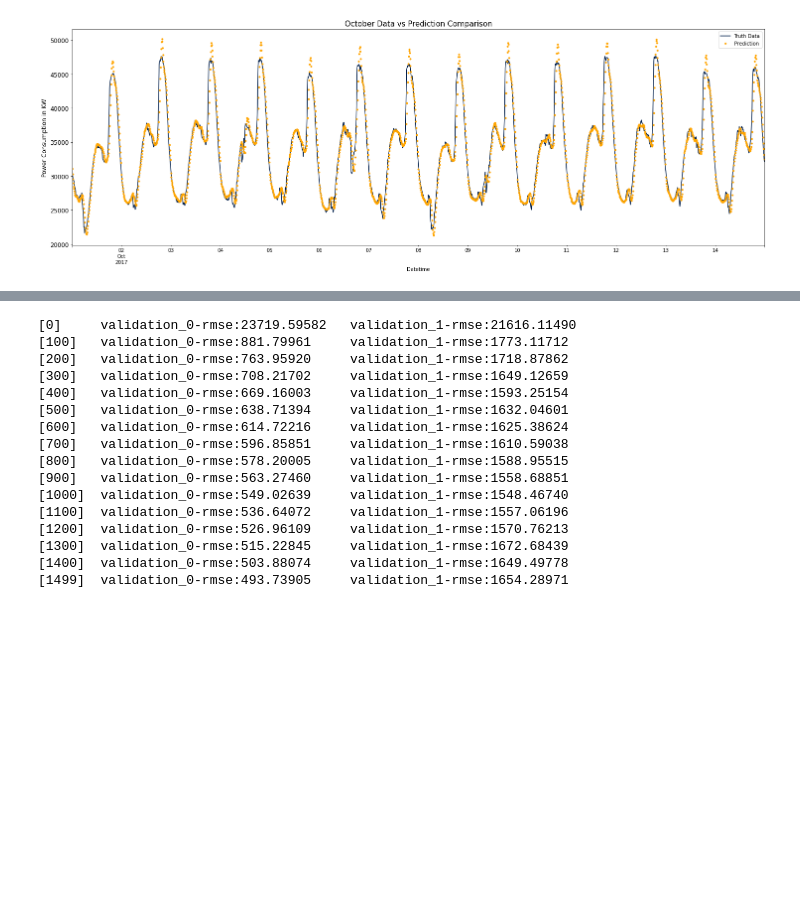
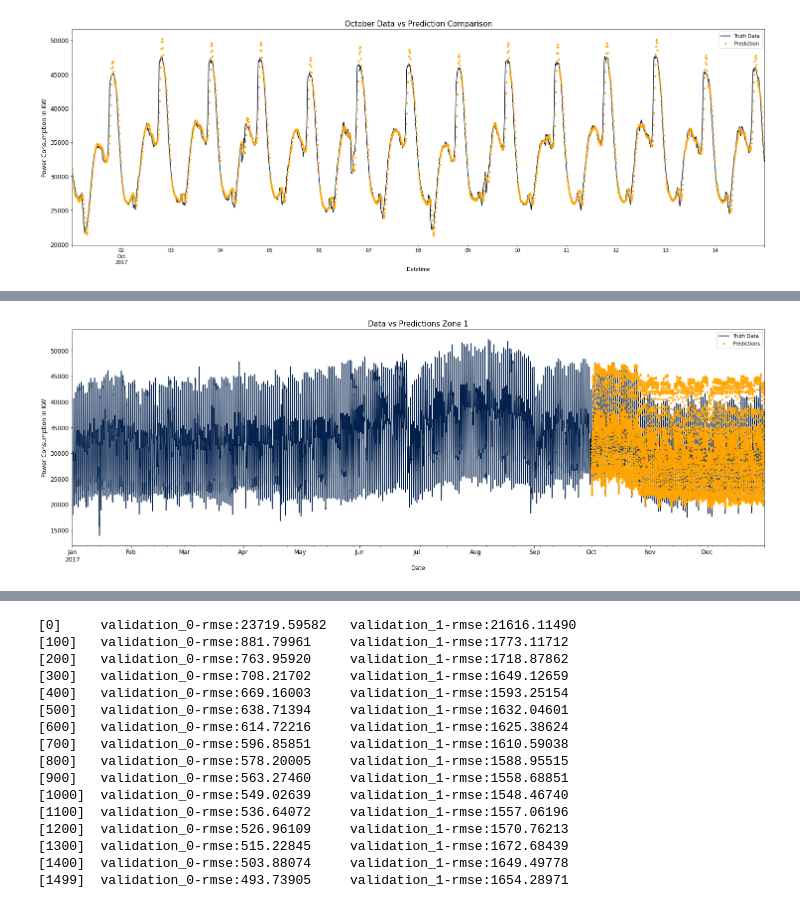
Before and after one commit to thedeveloper2104/NASH_2023_bro_code, a Jupyter notebook: NASH_Bro_Code_Energy_Streamliner.ipynb, the cells around one changed output, grey strips where cells are left out. Saved outputs shown, nothing was run; the diff lists cells and outputs as text; code cells hidden in the pictures; blank space fills up the shorter version.

Commit message:
Utsav: Merging random Forest and code cleanup

```diff
--- a/NASH_Bro_Code_Energy_Streamliner.ipynb
+++ b/NASH_Bro_Code_Energy_Streamliner.ipynb
@@ -254,0 +283,24 @@ plt.show()
+# %%
+from sklearn.ensemble import RandomForestRegressor
+
+X_train_rf = X_train.copy()
+y_train_rf = y_train.copy()
+X_test_rf = X_test.copy()
+y_test_rf = y_test.copy()
+
+X_train_rf = X_train_rf.fillna(0)
+y_train_rf = y_train_rf.fillna(0)
+
+# Create a random forest regression model with 100 trees
+model_rf = RandomForestRegressor(n_estimators=100)
+
+# Fit the model to the training data
+model_rf.fit(X_train_rf, y_train_rf)
+
+# Use the model to make predictions on the testing data
+y_pred_rf = model_rf.predict(X_test_rf)
+# %%
+y_test_rf['prediction_for_zone_1'] = y_pred_rf
+df_rf = df.merge(y_test_rf[['prediction_for_zone_1']], how='left', left_index=True, right_index=True)
+
+df_rf.tail()
@@ -254,0 +315,14 @@ plt.show()
+# %%
+ax_rf = df_rf[['PowerConsumption_Zone1']].plot(figsize=(25, 8), color = "#011f4b")
+y_test_rf['prediction_for_zone_1'].plot(ax=ax_rf, style='.', color = "orange")
+plt.legend(['Truth Data', 'Predictions'])
+
+plt.title('Data vs Predictions Zone 1', fontsize=15)
+plt.xlabel('Date', fontsize=12)
+plt.ylabel('Power Consumption in KW', fontsize=12)
+plt.xticks(fontsize=12)
+plt.yticks(fontsize=12)
+
+plt.show()
+# %% [output]
+[figure, added]
```
Also changed, not shown: parts of 27 cells of this notebook.
